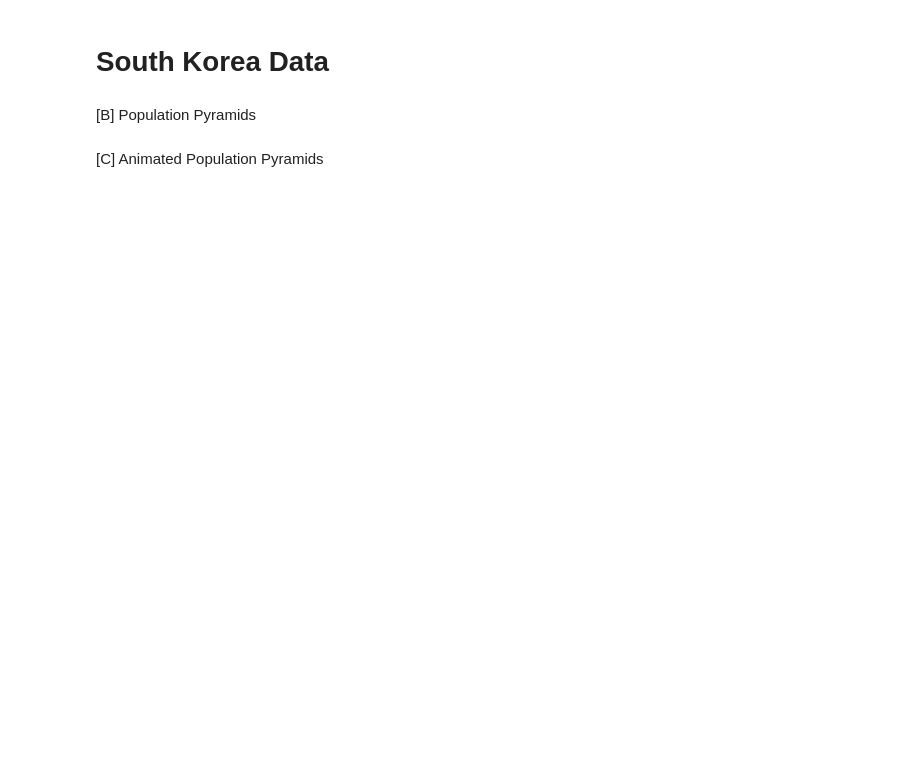
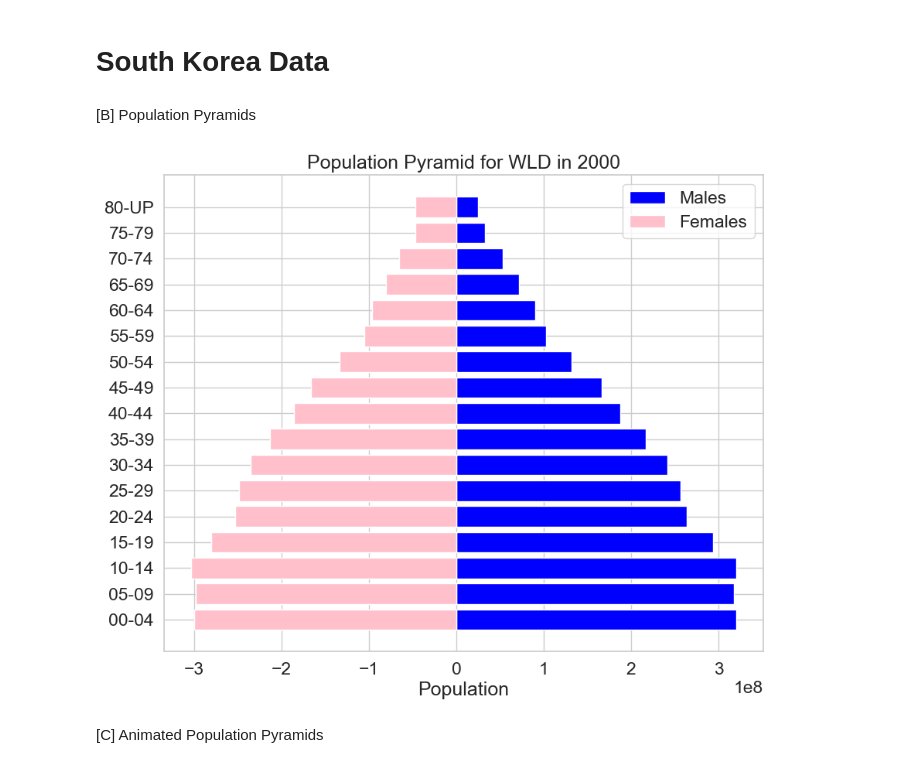
Before and after one commit to malenabuffagni/JudithBlake, a Jupyter notebook: Project_1.ipynb, the cells around one changed output. Drawn from its saved outputs; the diff is of its cells as text; code cells hidden in the pictures; blank space fills up the shorter version.

```diff
--- a/Project_1.ipynb
+++ b/Project_1.ipynb
@@ -183,21 +183,26 @@ In 2000, there were 6144321544.0 people aged from 0 to 100 living in WLD.
 # %%
 import matplotlib.pyplot as plt
 
-def plot_population_pyramid(df):
+def plot_population_pyramid(df, place, date):
 
-    df.sort_index(inplace=True)
+    df_filtered = df.xs((place, date), level=('place', 'date'))
 
-    age_groups = df.index
+    df_filtered = df_filtered.sort_index()
+
+    # Creating the bar plot
+    age_groups = df_filtered['age']
     fig, ax = plt.subplots(figsize=(10, 8))
-    ax.barh(age_groups, df['male'], color='blue', label='Males')
-    ax.barh(age_groups, -df['female'], color='pink', label='Females')
+    ax.barh(age_groups, df_filtered['male'], color='blue', label='Males')
+    ax.barh(age_groups, -df_filtered['female'], color='pink', label='Females')
     ax.set_xlabel('Population')
-    ax.set_title('Population Pyramid')
+    ax.set_title(f'Population Pyramid for {place} in {date}')
     ax.legend()
     ax.grid(True)
     plt.show()
 
-plot_population_pyramid(population_df)
+plot_population_pyramid(population_df, 'WLD', 2000)
+# %% [output]
+[figure, added]
 # %% [markdown]
  [C] Animated Population Pyramids
 # %%
```
Also changed, not shown: parts of 3 cells of this notebook.
